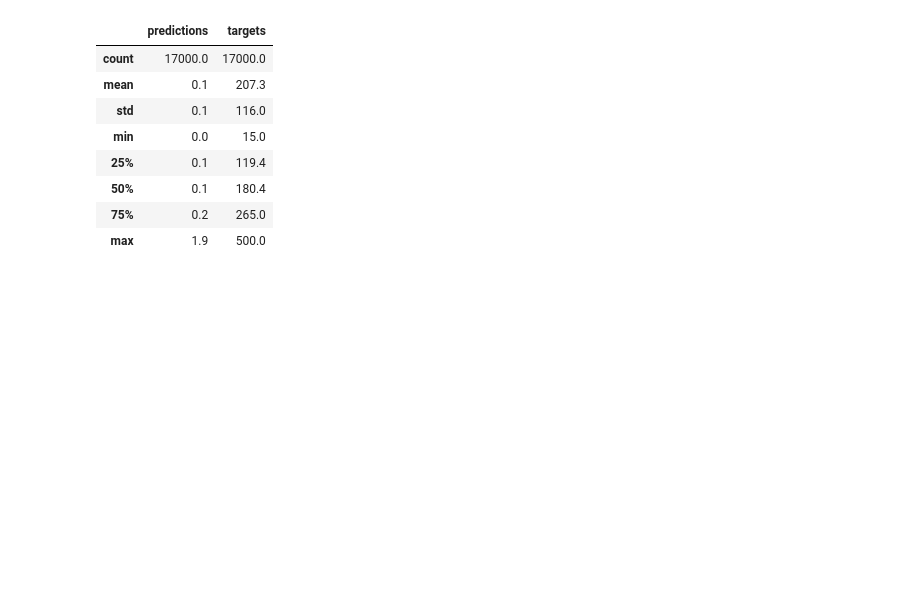
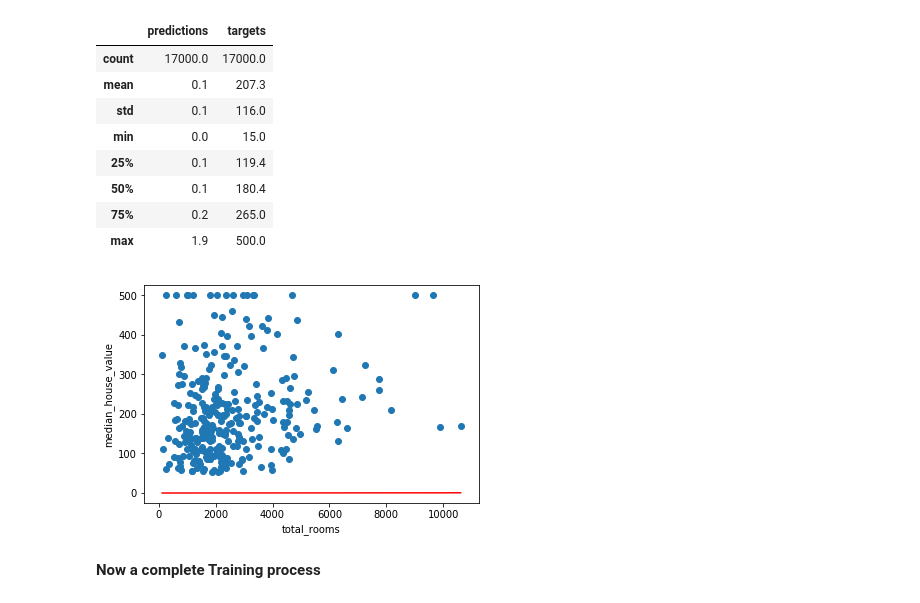
Before and after one commit to Tristan07999/TensorFlow, a Jupyter notebook: train_model.ipynb, the cells around one changed output. Drawn from its saved outputs; the diff is of its cells as text; code cells hidden in the pictures; blank space fills up the shorter version.

```diff
--- a/train_model.ipynb
+++ b/train_model.ipynb
@@ -148,3 +148,34 @@ calibration_data.describe()
 | 50% | 0.1 | 180.4 |
 | 75% | 0.2 | 265.0 |
 | max | 1.9 | 500.0 |
+# %%
+sample = california_housing_dataframe.sample(n=300)
+# %%
+# Get the min and max total_rooms values.
+x_0 = sample["total_rooms"].min()
+x_1 = sample["total_rooms"].max()
+
+# Retrieve the final weight and bias generated during training.
+weight = linear_regressor.get_variable_value('linear/linear_model/total_rooms/weights')[0]
+bias = linear_regressor.get_variable_value('linear/linear_model/bias_weights')
+
+# Get the predicted median_house_values for the min and max total_rooms values.
+y_0 = weight * x_0 + bias
+y_1 = weight * x_1 + bias
+
+# Plot our regression line from (x_0, y_0) to (x_1, y_1).
+plt.plot([x_0, x_1], [y_0, y_1], c='r')
+
+# Label the graph axes.
+plt.ylabel("median_house_value")
+plt.xlabel("total_rooms")
+
+# Plot a scatter plot from our data sample.
+plt.scatter(sample["total_rooms"], sample["median_house_value"])
+
+# Display graph.
+plt.show()
+# %% [output]
+[figure, added]
+# %% [markdown]
+**Now a complete Training process**
```
Also changed, not shown: parts of 4 cells of this notebook.
